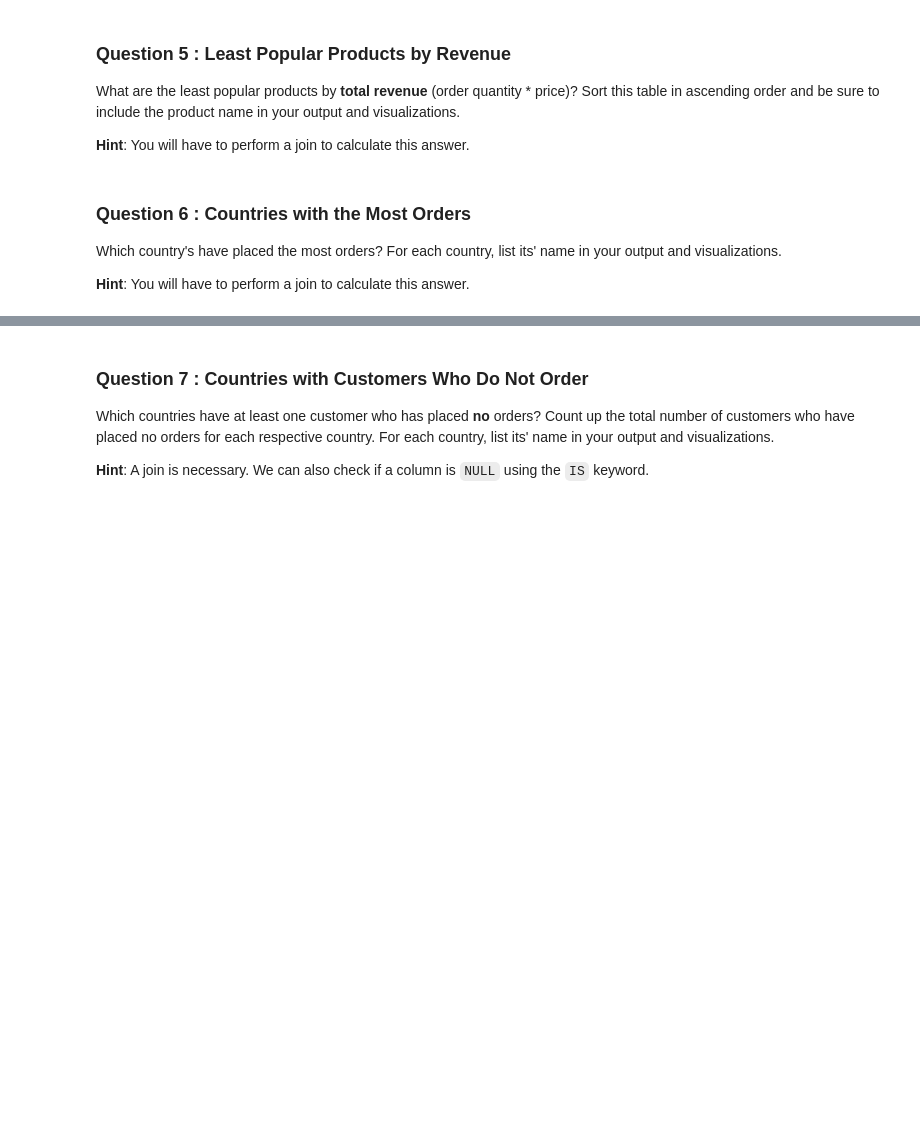
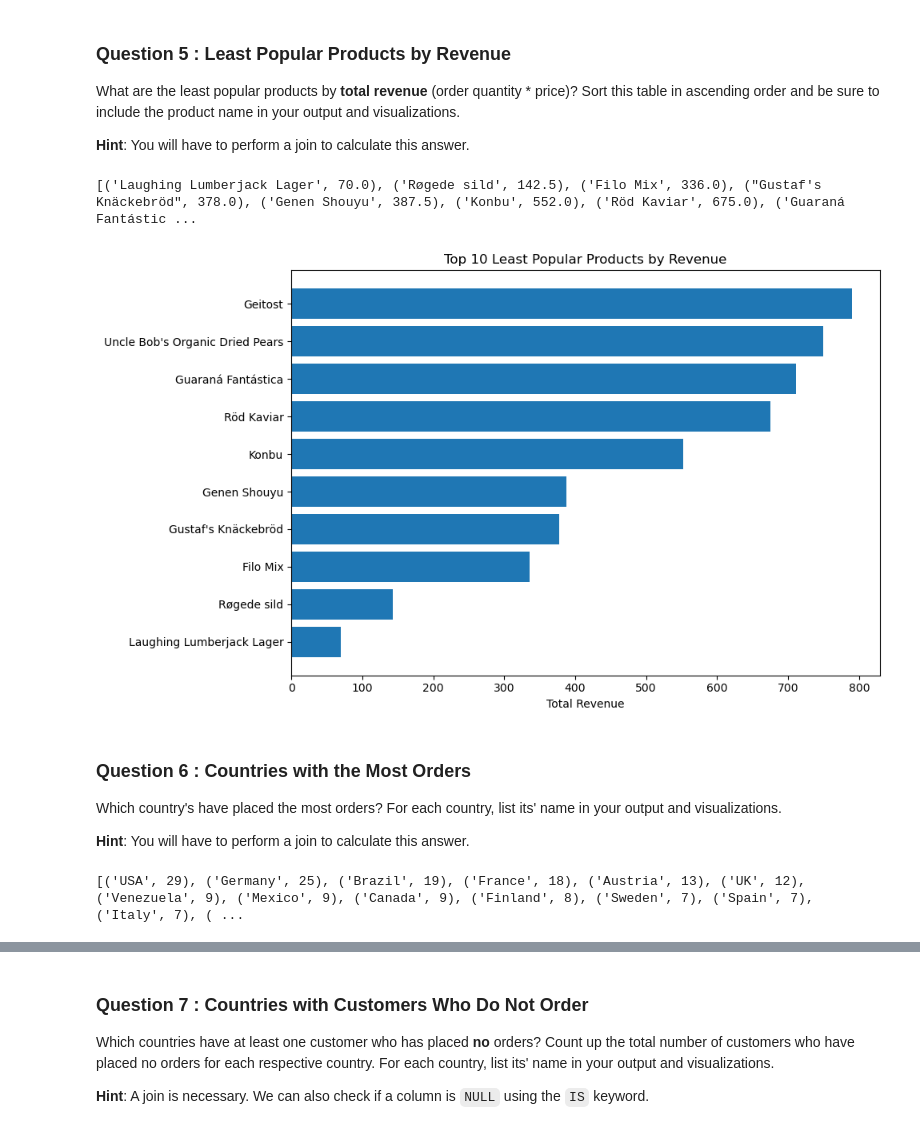
Before and after one commit to trebmal-fitt/SQL-Ad-Hoc-Analysis, a Jupyter notebook: adhoc_report.ipynb, the cells around one changed output, grey strips where cells are left out. Saved outputs shown, nothing was run; the diff lists cells and outputs as text; code cells hidden in the pictures; blank space fills up the shorter version.

```diff
--- a/adhoc_report.ipynb
+++ b/adhoc_report.ipynb
@@ -151,16 +151,47 @@ What are the least popular products by **total revenue** (order quantity * price
 **Hint**: You will have to perform a join to calculate this answer.
 # %%
 # TODO: Write a SQL query which will answer the question above.
-...
+query = """
+SELECT
+    p.ProductName,
+    SUM(od.Quantity * p.Price) AS TotalRevenue
+FROM
+    OrderDetails od
+JOIN
+    Products p ON od.ProductID = p.ProductID
+GROUP BY
+    p.ProductName
+ORDER BY
+    TotalRevenue ASC;
+"""
 
-# TODO: Fetch your list of tuples and print it out
-...
+# Convert to list of tuples
+least_popular_tuples = list(df.itertuples(index=False, name=None))
+
+# Print the list of tuples
+print(least_popular_tuples)
+# %% [output]
+[('Laughing Lumberjack Lager', 70.0), ('Røgede sild', 142.5), ('Filo Mix', 336.0), ("Gustaf's Knäckebröd", 378.0), ('Genen Shouyu', 387.5), ('Konbu', 552.0), ('Röd Kaviar', 675.0), ('Guaraná Fantástic ...
 # %%
 # TODO: Convert your list of tuples to a dataframe
-...
+df_leastpopular = pd.DataFrame(least_popular_tuples, columns=['ProductName', 'TotalRevenue'])
+
+
+# Take only the top 10 least popular products
+df_leastpopular_top10 = df_leastpopular.head(10)
+
 
 # TODO: Generate a visualization on this dataframe
-...
+
+# Plot
+plt.figure(figsize=(10, 6))
+plt.barh(df_leastpopular_top10['ProductName'], df_leastpopular_top10['TotalRevenue'])
+plt.xlabel('Total Revenue')
+plt.title('Top 10 Least Popular Products by Revenue')
+plt.tight_layout()
+plt.show()
+# %% [output]
+[figure, added]
 # %% [markdown]
 ### Question 6 : Countries with the Most Orders
 
@@ -169,9 +200,30 @@ Which country's have placed the most orders? For each country, list its' name in
 **Hint**: You will have to perform a join to calculate this answer.
 # %%
 # TODO: Write a SQL query which will answer the question above.
-...
+query = """
+SELECT
+    c.Country,
+    COUNT(o.OrderID) AS OrderCount
+FROM
+    Customers c
+JOIN
+    Orders o ON c.CustomerID = o.CustomerID
+GROUP BY
+    c.Country
+ORDER BY
+    OrderCount DESC;
+"""
 
 # TODO: Fetch your list of tuples and print it out
-...
+# Run the query and store the result in a DataFrame
+df_country_orders = pd.read_sql_query(query, conn)
+
+# Convert DataFrame to list of tuples
+country_orders_tuples = list(df_country_orders.itertuples(index=False, name=None))
+
+# Print list of tuples
+print(country_orders_tuples)
+# %% [output]
+[('USA', 29), ('Germany', 25), ('Brazil', 19), ('France', 18), ('Austria', 13), ('UK', 12), ('Venezuela', 9), ('Mexico', 9), ('Canada', 9), ('Finland', 8), ('Sweden', 7), ('Spain', 7), ('Italy', 7), ( ...
 # %%
 # TODO: Convert your list of tuples to a dataframe
```
Also changed, not shown: parts of 9 cells of this notebook.
